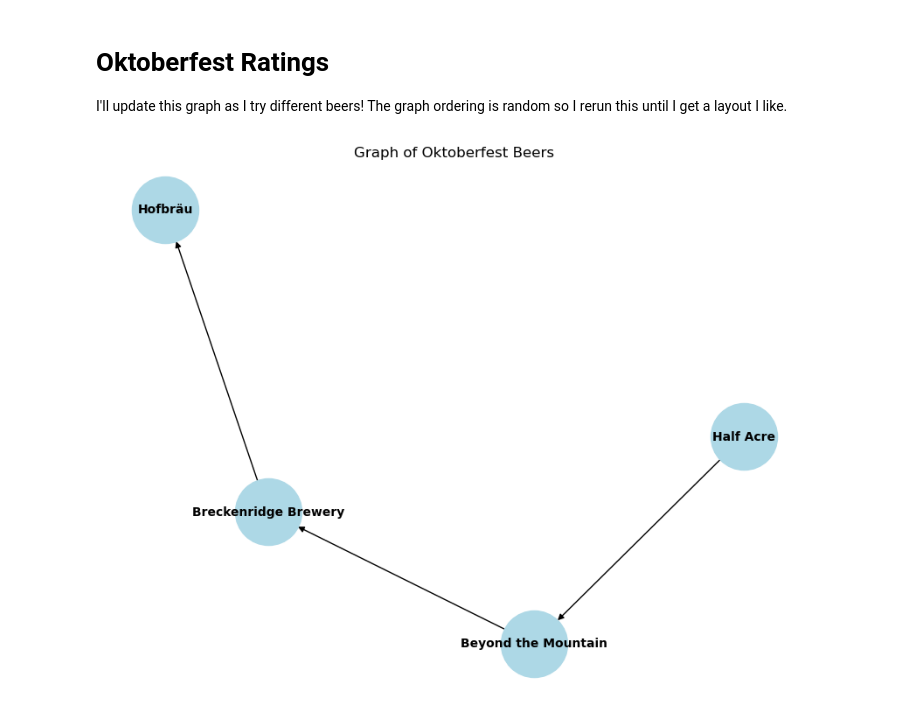
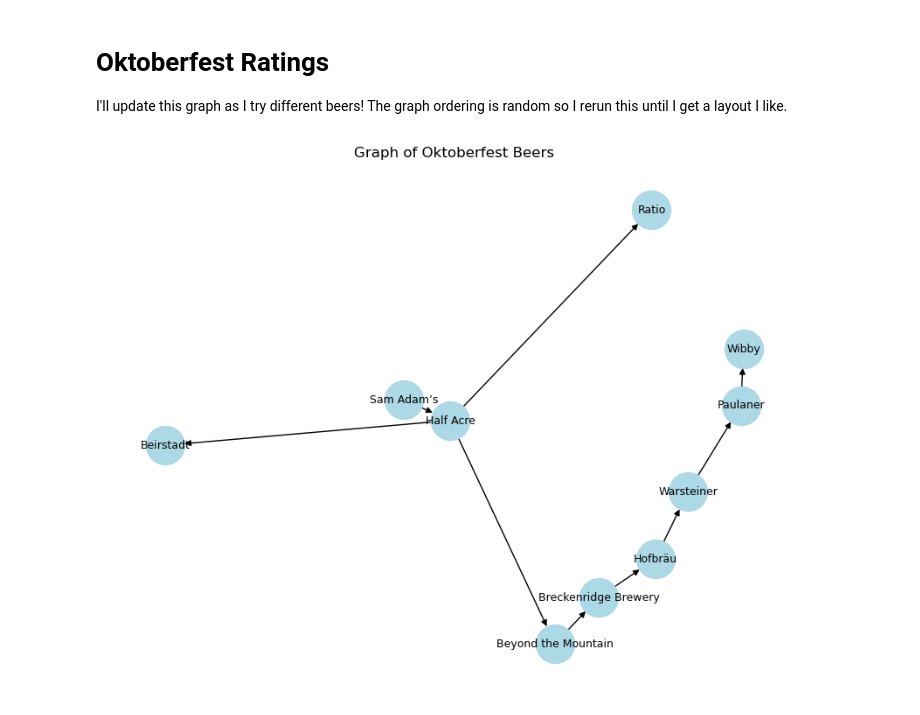
Before and after one commit to roryhr/code, a Jupyter notebook: notebooks/Oktoberfest.ipynb, the cells around one changed output. Drawn from its saved outputs; the diff is of its cells as text; code cells hidden in the pictures.

```diff
--- a/notebooks/Oktoberfest.ipynb
+++ b/notebooks/Oktoberfest.ipynb
@@ -11,33 +11,36 @@ import networkx as nx
 # %%
 G = nx.DiGraph()
 
 edges = [
     ("Half Acre", "Beyond the Mountain"),
     ("Beyond the Mountain", "Breckenridge Brewery"),
     ("Breckenridge Brewery", "Hofbräu"),
-    # ("Yuengling", "Pabst Blue Ribbon"),
-    # ("Pabst Blue Ribbon", "Budweiser"),
+    ("Half Acre", "Ratio"),
+    ("Half Acre", "Beirstadt"),
+    ("Sam Adam’s", "Half Acre"),
+    ("Hofbräu", "Warsteiner"),
+    ("Warsteiner", "Paulaner"),
+    ("Paulaner", "Wibby"),
 ]
 combined = reduce(lambda acc, x: acc + list(x), edges, [])
 G.add_nodes_from(set(combined))
 
 G.add_edges_from(edges)
 
 # Draw the graph with beer labels
 plt.figure(figsize=(8, 6))
 pos = nx.spring_layout(G)  # Use spring layout for a clean look
 nx.draw(
     G,
     pos,
     with_labels=True,
     node_color="lightblue",
-    node_size=3000,
-    font_size=10,
+    node_size=1000,
+    font_size=9,
     arrows=True,
-    font_weight="bold",
 )
 
 plt.title("Graph of Oktoberfest Beers")
 plt.show()
 # %% [output]
-[figure, old version]
+[figure, new version]
```
